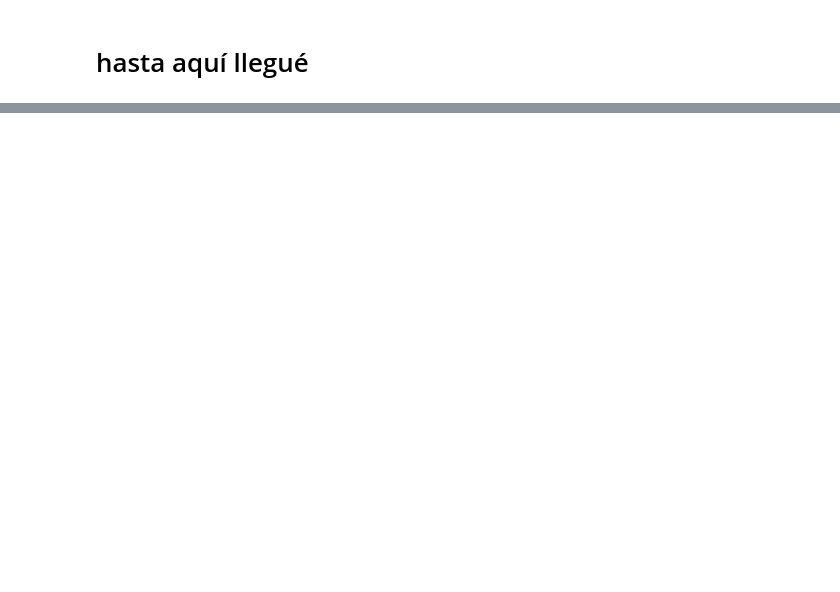
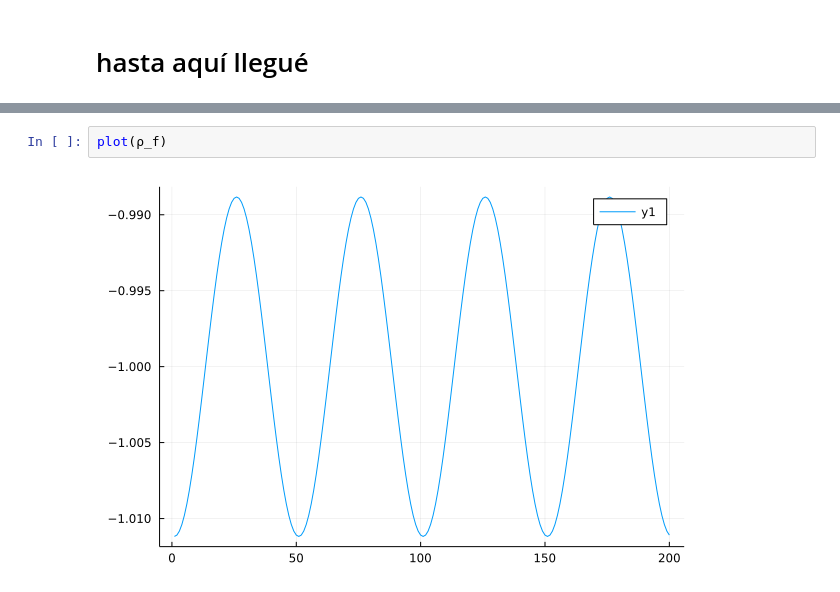
Before and after one commit to reula/Vlasov, a Jupyter notebook: vlasov_1.ipynb, the cells around one changed output, grey strips where cells are left out. Drawn from its saved outputs; the diff is of its cells as text; blank space fills up the shorter version.

```diff
--- a/vlasov_1.ipynb
+++ b/vlasov_1.ipynb
@@ -289,0 +290,4 @@ ODEproblem(RK4, f, y0, intervalo, M,p)
+# %%
+plot(ρ_f)
+# %% [output]
+[figure, added]
```
Also changed, not shown: parts of 21 cells of this notebook, 1 other file.
